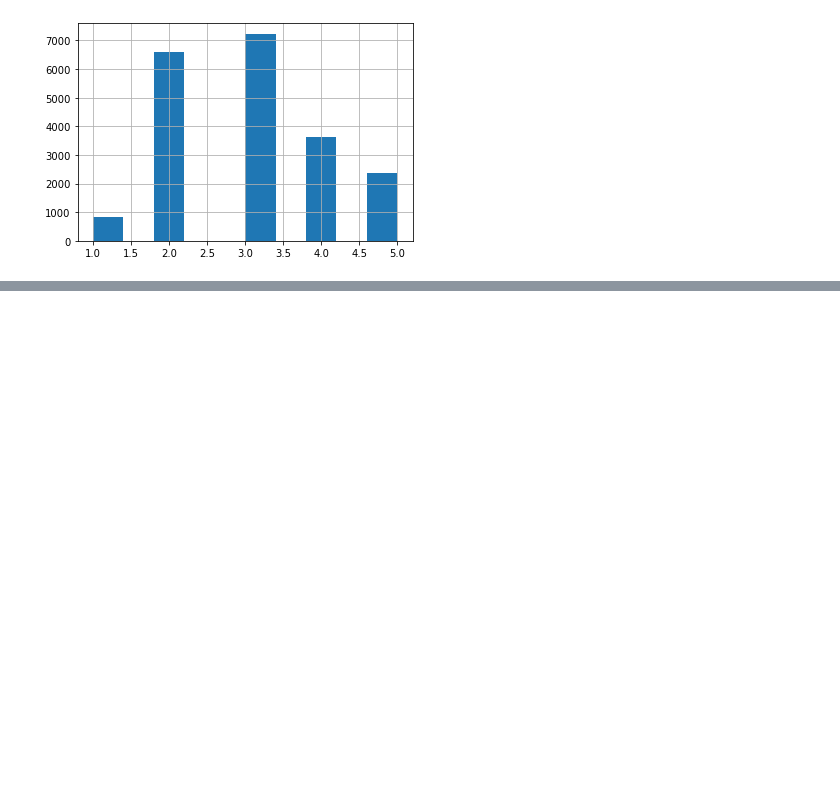
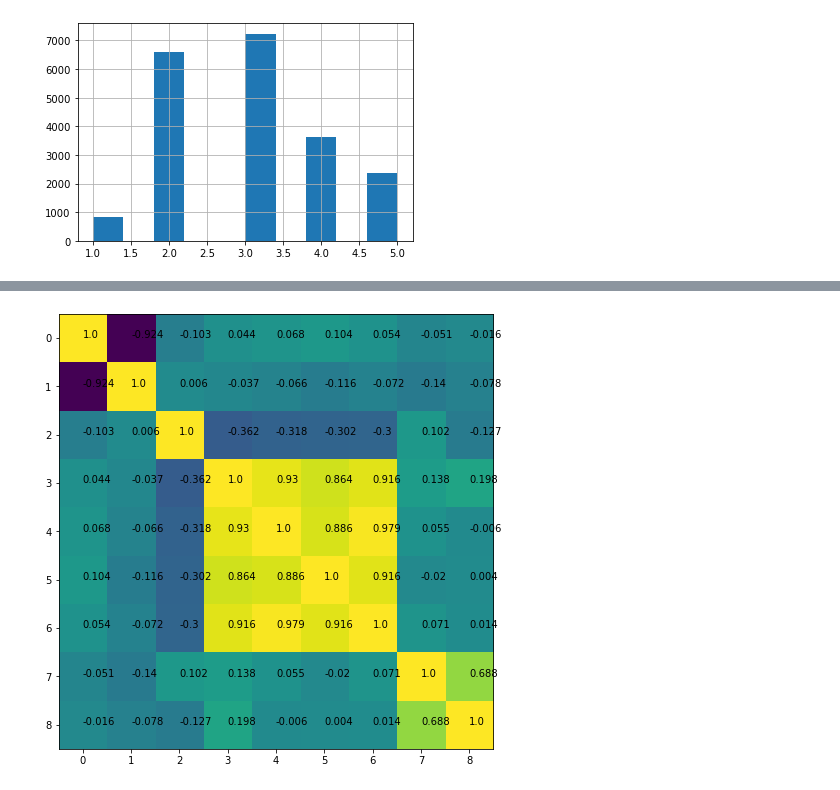
Before and after one commit to OmarAllam22/My_summary, a Jupyter notebook: Chapter_2_Hands_On.ipynb, the cells around one changed output, grey strips where cells are left out. Saved outputs shown, nothing was run; the diff lists cells and outputs as text; code cells hidden in the pictures; blank space fills up the shorter version.

```diff
--- a/Chapter_2_Hands_On.ipynb
+++ b/Chapter_2_Hands_On.ipynb
@@ -147,0 +226,9 @@ x_train['income_cat'].value_counts(dropna = False) / len(x_train)
+# %%
+corr = housing.corr()
+fig,ax = plt.subplots(1,1,figsize = (8,8))
+ax.imshow(corr)
+for i in range(len(df.columns)-1):
+    for j in range(len(df.columns)-1):
+        ax.text(i,j,s=round(corr.values[j,i],3))
+# %% [output]
+[figure, added]
```
Also changed, not shown: parts of 15 cells of this notebook.
